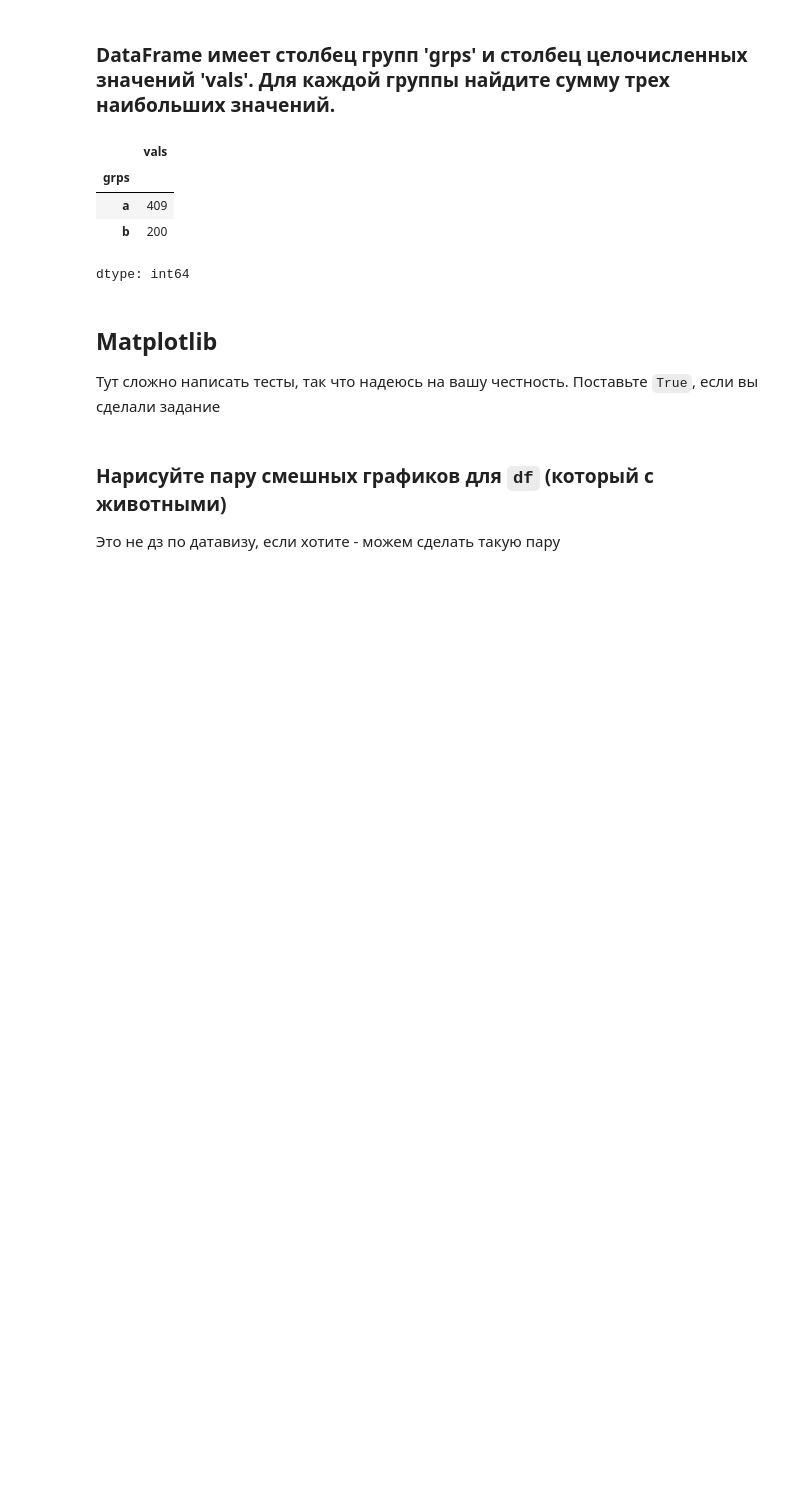
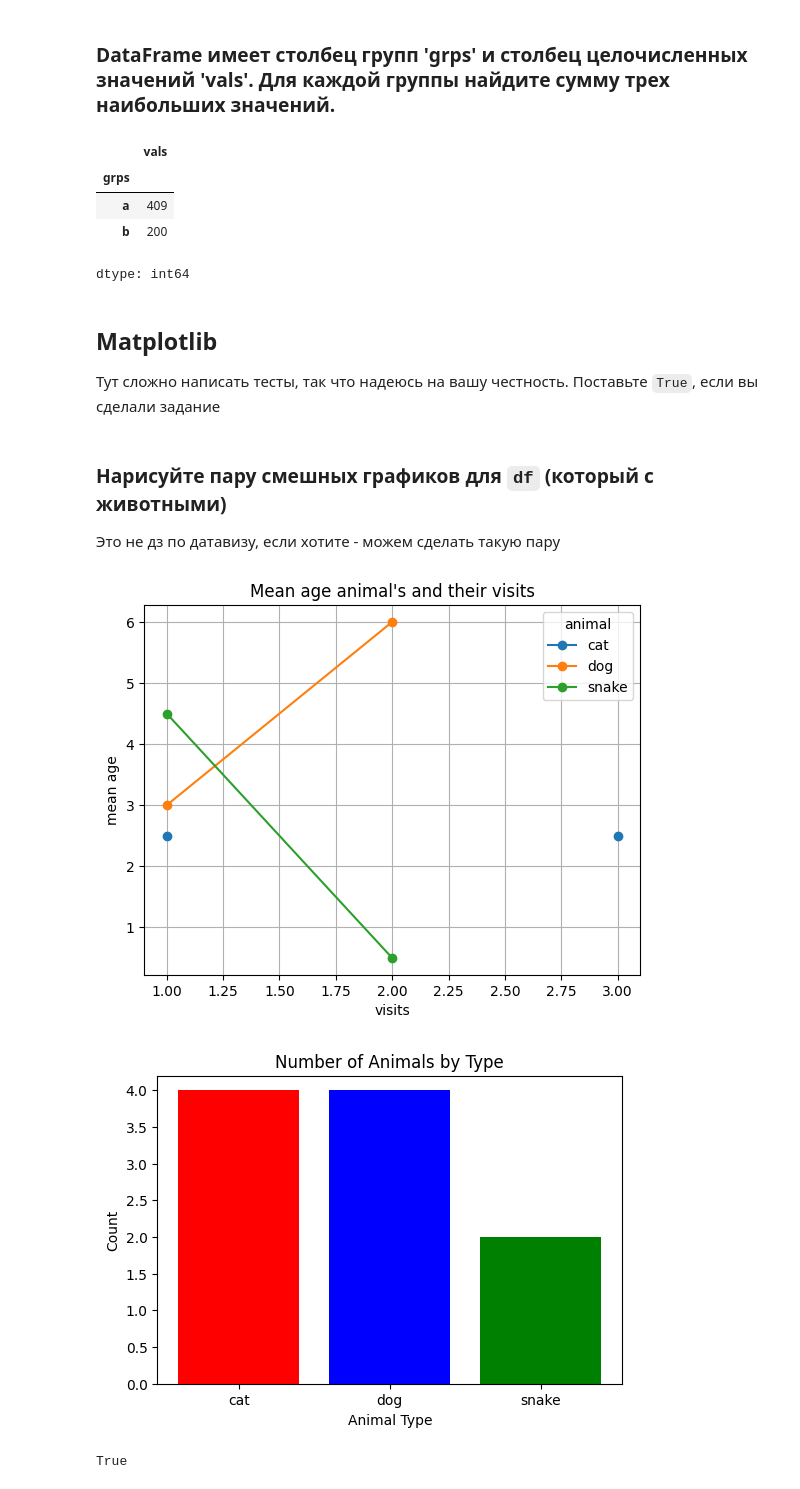
Before and after one commit to Gumirov-Mikhail/ml_part_1, a Jupyter notebook: homeworks/hw1/homework.ipynb, the cells around one changed output. Drawn from its saved outputs; the diff is of its cells as text; code cells hidden in the pictures; blank space fills up the shorter version.

```diff
--- a/homeworks/hw1/homework.ipynb
+++ b/homeworks/hw1/homework.ipynb
@@ -143,14 +143,29 @@ dtype: int64
 # %%
 def plots():
     pivot = df.pivot_table(values='age', index='animal', columns='visits', aggfunc='mean')
-    pivot.T.plot(kind='line', marker='o')  # Транспонируем для удобства
+    pivot.T.plot(kind='line', marker='o')
 
     plt.title("Mean age animal's and their visits")
     plt.xlabel("visits")
     plt.ylabel("mean age")
     plt.legend(title="animal")
     plt.grid(True)
 
     plt.show()
 
+
+    animal_counts = df['animal'].value_counts()
+    fig, ax = plt.subplots(figsize=(6, 4))
+    ax.bar(animal_counts.index, animal_counts.values, color=['red', 'blue', 'green'])
+
+    ax.set_title("Number of Animals by Type")
+    ax.set_xlabel("Animal Type")
+    ax.set_ylabel("Count")
+
+    plt.show()
+
     return True
+# %% [output]
+[figure, added]
+[figure, added]
+True
```
